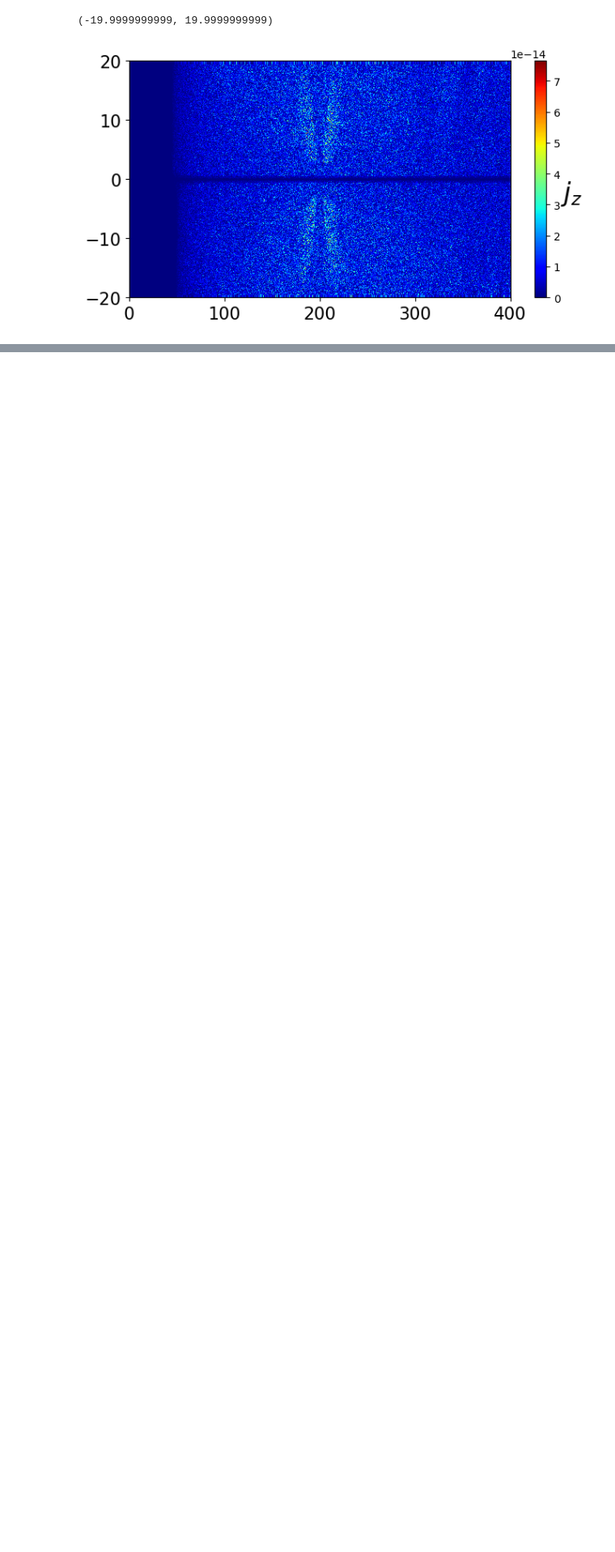
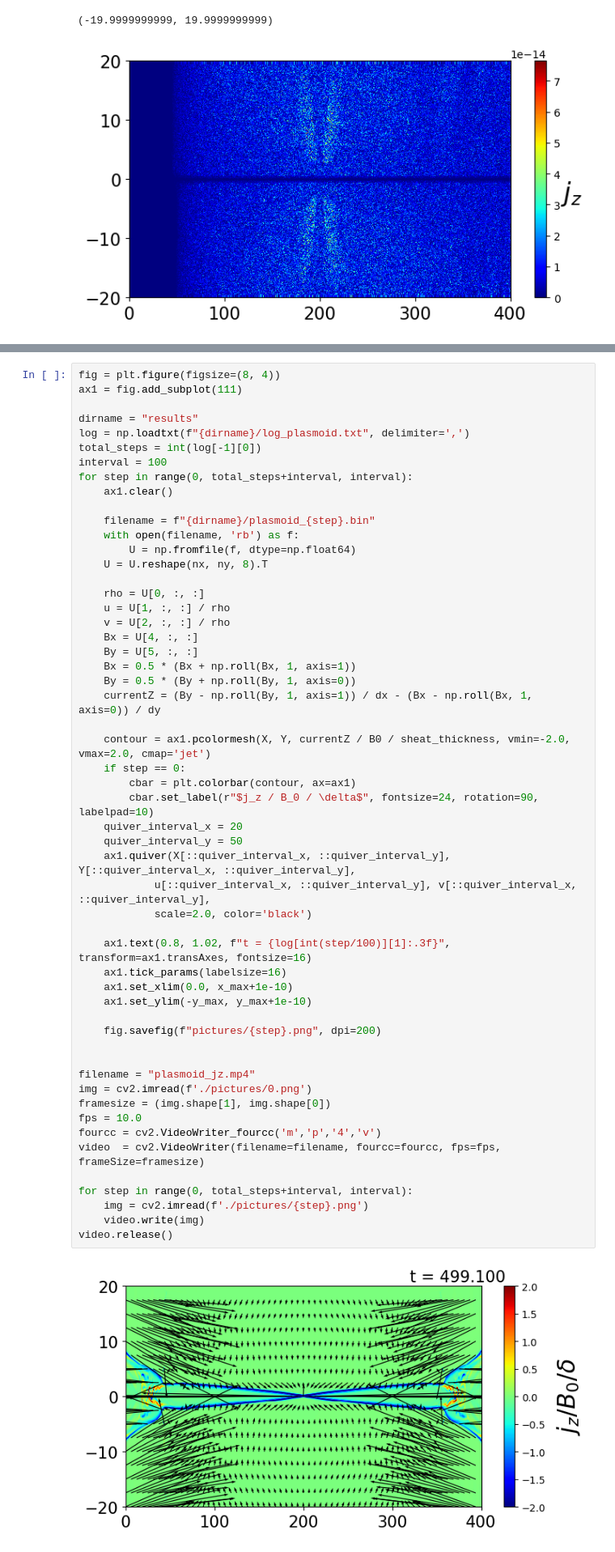
Before and after one commit to keita-akutagawa/ResistiveMHD_GPU, a Jupyter notebook: examples_2D/plasmoid/plasmoid.ipynb, the cells around one changed output, grey strips where cells are left out. Shown at 81% size. Cells and saved outputs as stored; diff of their text form; blank space fills up the shorter version.

```diff
--- a/examples_2D/plasmoid/plasmoid.ipynb
+++ b/examples_2D/plasmoid/plasmoid.ipynb
@@ -196,0 +197,56 @@ video.release()
+# %%
+fig = plt.figure(figsize=(8, 4))
+ax1 = fig.add_subplot(111)
+
+dirname = "results"
+log = np.loadtxt(f"{dirname}/log_plasmoid.txt", delimiter=',')
+total_steps = int(log[-1][0])
+interval = 100
+for step in range(0, total_steps+interval, interval):
+    ax1.clear()
+
+    filename = f"{dirname}/plasmoid_{step}.bin"
+    with open(filename, 'rb') as f:
+        U = np.fromfile(f, dtype=np.float64)
+    U = U.reshape(nx, ny, 8).T
+
+    rho = U[0, :, :]
+    u = U[1, :, :] / rho
+    v = U[2, :, :] / rho
+    Bx = U[4, :, :]
+    By = U[5, :, :]
+    Bx = 0.5 * (Bx + np.roll(Bx, 1, axis=1))
+    By = 0.5 * (By + np.roll(By, 1, axis=0))
+    currentZ = (By - np.roll(By, 1, axis=1)) / dx - (Bx - np.roll(Bx, 1, axis=0)) / dy
+
+    contour = ax1.pcolormesh(X, Y, currentZ / B0 / sheat_thickness, vmin=-2.0, vmax=2.0, cmap='jet')
+    if step == 0:
+        cbar = plt.colorbar(contour, ax=ax1)
+        cbar.set_label(r"$j_z / B_0 / \delta$", fontsize=24, rotation=90, labelpad=10)
+    quiver_interval_x = 20
+    quiver_interval_y = 50
+    ax1.quiver(X[::quiver_interval_x, ::quiver_interval_y], Y[::quiver_interval_x, ::quiver_interval_y],
+            u[::quiver_interval_x, ::quiver_interval_y], v[::quiver_interval_x, ::quiver_interval_y],
+            scale=2.0, color='black')
+
+    ax1.text(0.8, 1.02, f"t = {log[int(step/100)][1]:.3f}", transform=ax1.transAxes, fontsize=16)
+    ax1.tick_params(labelsize=16)
+    ax1.set_xlim(0.0, x_max+1e-10)
+    ax1.set_ylim(-y_max, y_max+1e-10)
+
+    fig.savefig(f"pictures/{step}.png", dpi=200)
+
+
+filename = "plasmoid_jz.mp4"
+img = cv2.imread(f'./pictures/0.png')
+framesize = (img.shape[1], img.shape[0])
+fps = 10.0
+fourcc = cv2.VideoWriter_fourcc('m','p','4','v')
+video  = cv2.VideoWriter(filename=filename, fourcc=fourcc, fps=fps, frameSize=framesize)
+
+for step in range(0, total_steps+interval, interval):
+    img = cv2.imread(f'./pictures/{step}.png')
+    video.write(img)
+video.release()
+# %% [output]
+[figure, added]
```
Also changed, not shown: parts of 4 cells of this notebook, 1 other file.
